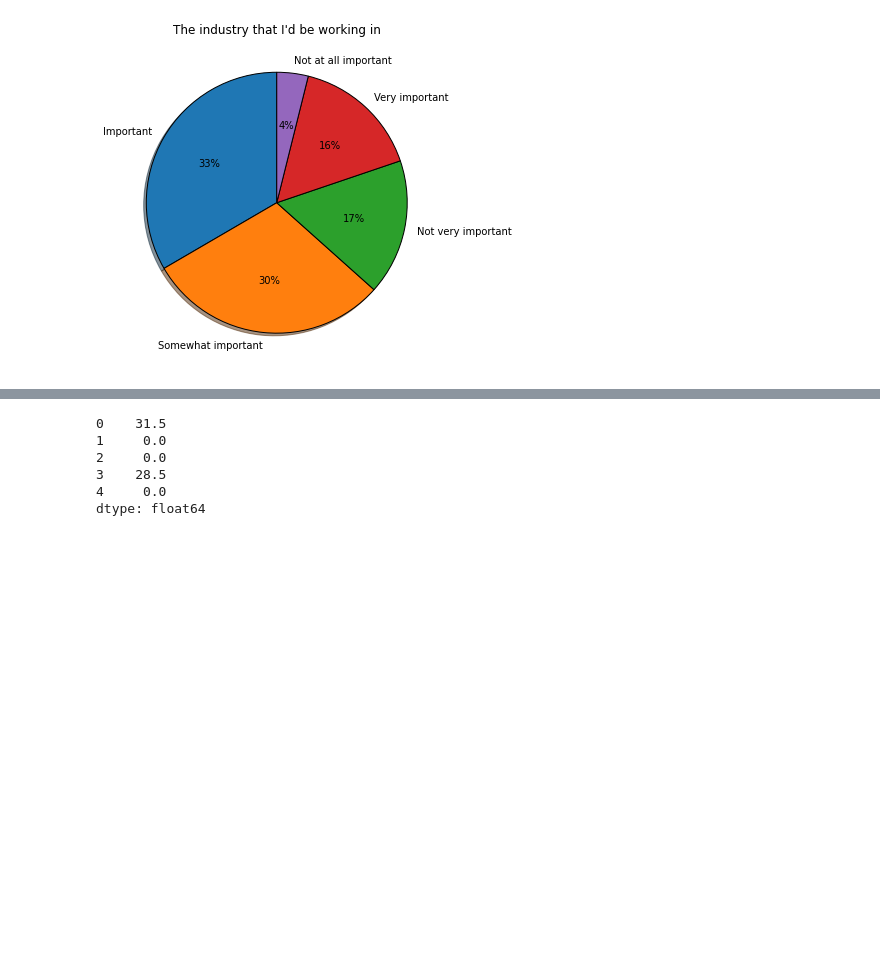
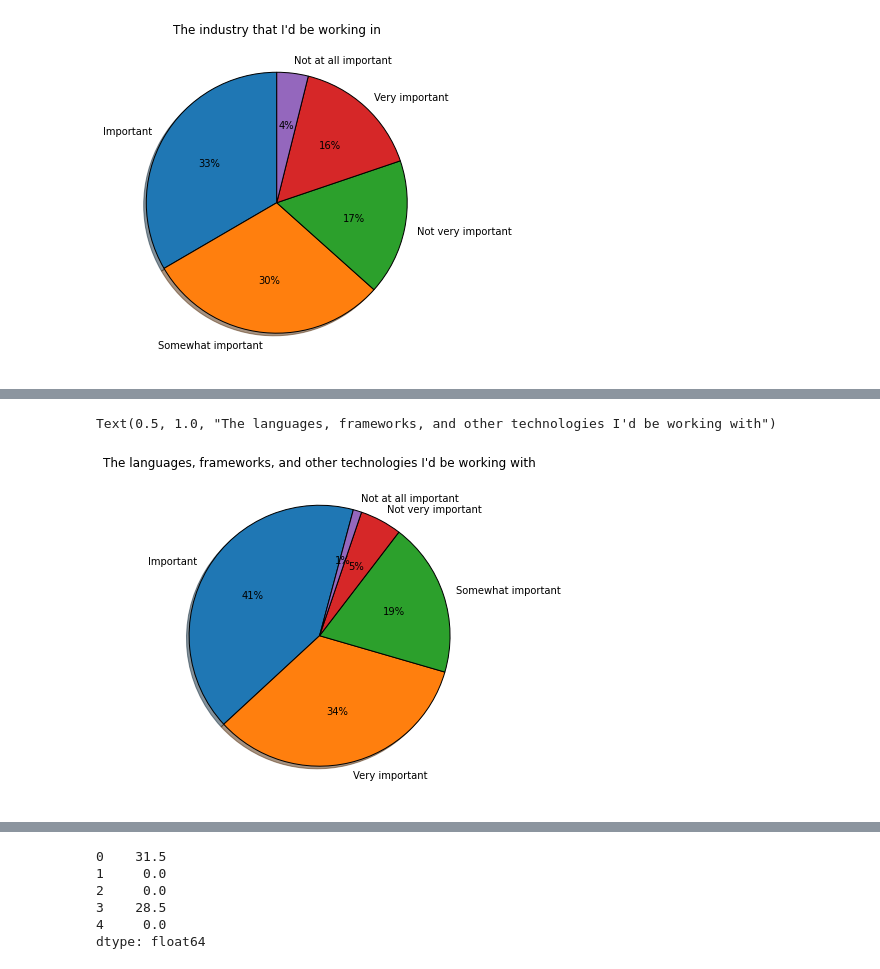
Before and after one commit to g-4-gagan/Developer-data-analysis, a Jupyter notebook: 2.Assess_columns_analysis.ipynb, the cells around one changed output, grey strips where cells are left out. Saved outputs shown, nothing was run; the diff lists cells and outputs as text; code cells hidden in the pictures; blank space fills up the shorter version.

```diff
--- a/2.Assess_columns_analysis.ipynb
+++ b/2.Assess_columns_analysis.ipynb
@@ -56,0 +81,8 @@ Text(0.5, 1.0, "The industry that I'd be working in")
+# %%
+plt.figure(figsize=(10,6))
+plt.pie(df['AssessJobTech'].value_counts(), labels = df['AssessJobTech'].value_counts().index,
+        startangle=75, wedgeprops={'edgecolor': 'black'}, autopct='%1.f%%', shadow=True)
+plt.title("The languages, frameworks, and other technologies I'd be working with")
+# %% [output]
+Text(0.5, 1.0, "The languages, frameworks, and other technologies I'd be working with")
+[figure, added]
```
Also changed, not shown: parts of 12 cells of this notebook.
